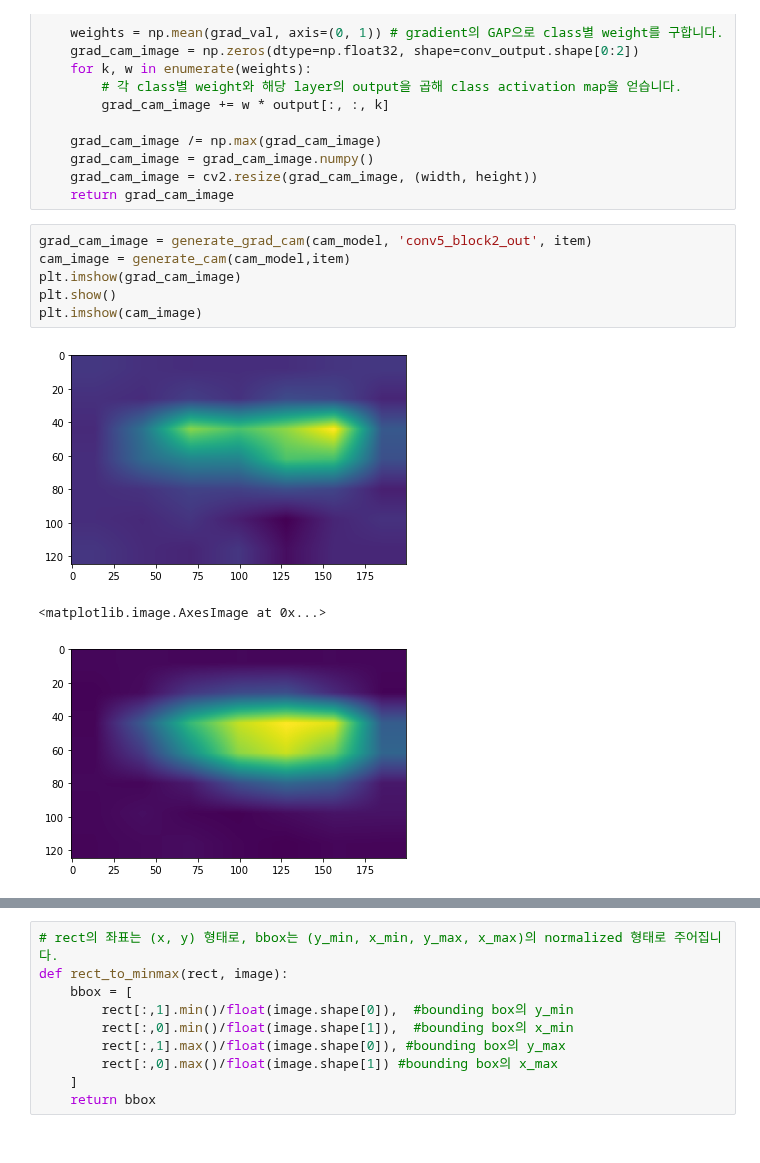
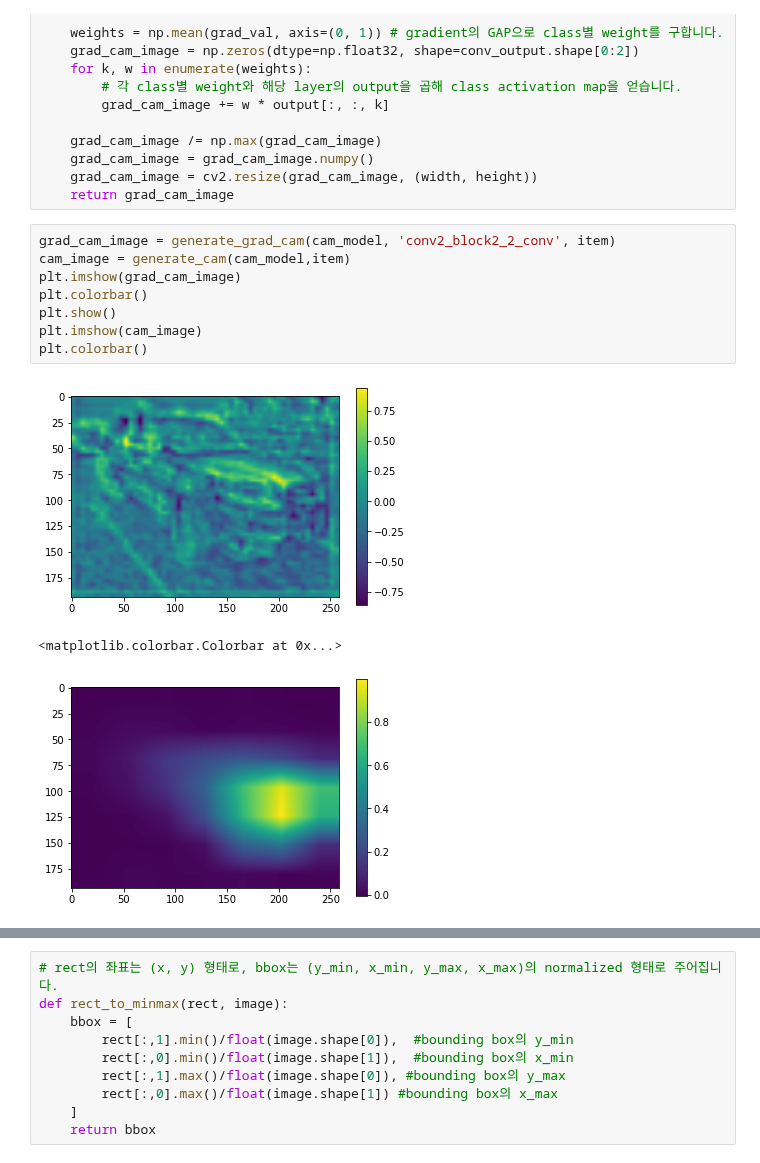
Before and after one commit to HSC-1/aiffel_achieve, a Jupyter notebook: (GD5)CAM.ipynb, the cells around one changed output, grey strips where cells are left out. Saved outputs shown, nothing was run; the diff lists cells and outputs as text.

```diff
--- a/(GD5)CAM.ipynb
+++ b/(GD5)CAM.ipynb
@@ -236,13 +236,15 @@ def generate_grad_cam(model, activation_layer, item):
     grad_cam_image = cv2.resize(grad_cam_image, (width, height))
     return grad_cam_image
 # %%
-grad_cam_image = generate_grad_cam(cam_model, 'conv5_block2_out', item)
+grad_cam_image = generate_grad_cam(cam_model, 'conv2_block2_2_conv', item)
 cam_image = generate_cam(cam_model,item)
 plt.imshow(grad_cam_image)
+plt.colorbar()
 plt.show()
 plt.imshow(cam_image)
+plt.colorbar()
 # %% [output]
-[figure, old version]
+[figure, new version]
-<matplotlib.image.AxesImage at 0x...>
+<matplotlib.colorbar.Colorbar at 0x...>
-[figure, old version]
+[figure, new version]
 # %%
```
Also changed, not shown: parts of 8 cells of this notebook.
